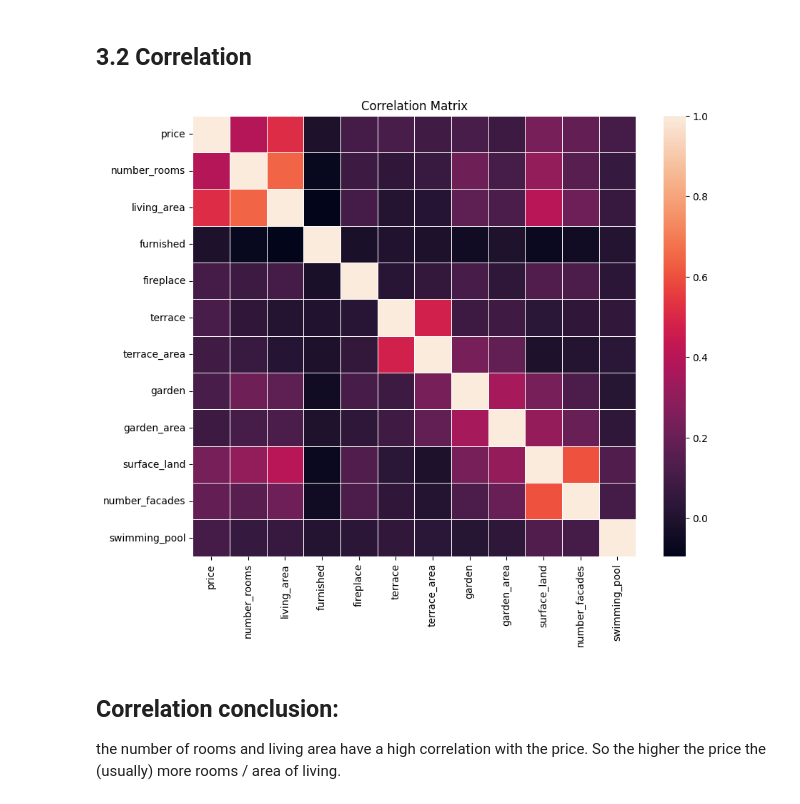
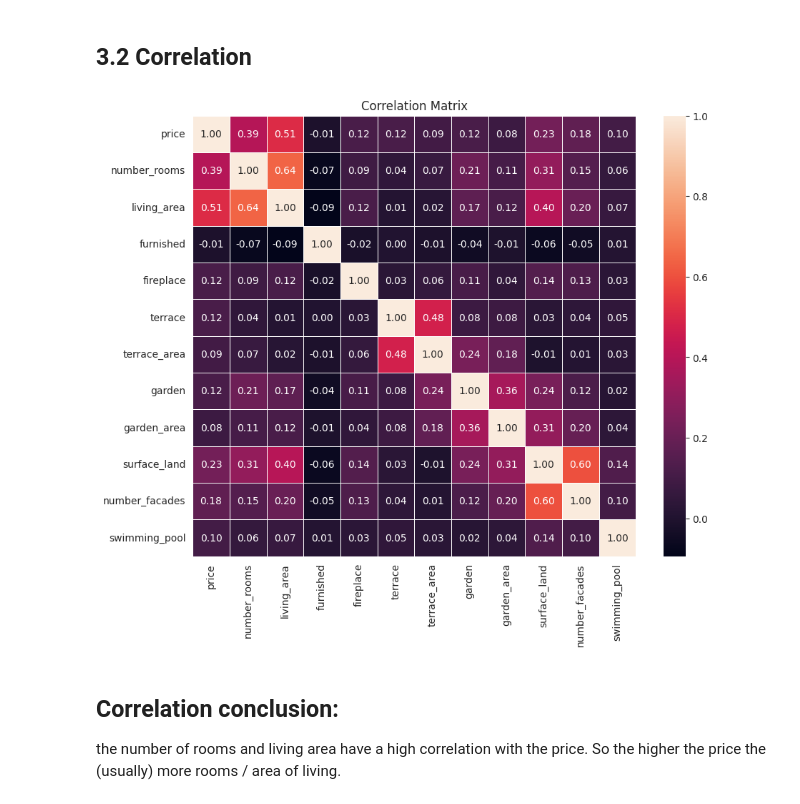
Before and after one commit to nikolaaswillaert/ImmoElizaDataAnalysis, a Jupyter notebook: datacleaning.ipynb, the cells around one changed output. Cells and saved outputs as stored; diff of their text form; code cells hidden in the pictures.

```diff
--- a/datacleaning.ipynb
+++ b/datacleaning.ipynb
@@ -1232,14 +1258,14 @@ num_cols = ['price', 'number_rooms', 'living_area', 'furnished'	, 'fireplace',	'
 # %%
 df_nums = df[num_cols]
 correlation_matrix = df_nums.corr()
 
 plt.figure(figsize=(10, 8))
 sns.color_palette("vlag", as_cmap=True)
-sns.heatmap(correlation_matrix, annot=False, fmt=".2f", linewidths=0.5)
+sns.heatmap(correlation_matrix, annot=True, fmt=".2f", linewidths=0.5)
 plt.title('Correlation Matrix')
 plt.show()
 # %% [output]
-[figure, old version]
+[figure, new version]
 # %% [markdown]
 ## Correlation conclusion:
 the number of rooms and living area have a high correlation with the price. So the higher the price the (usually) more rooms / area of living.
```
Also changed, not shown: parts of 102 cells of this notebook, 12 other files.
